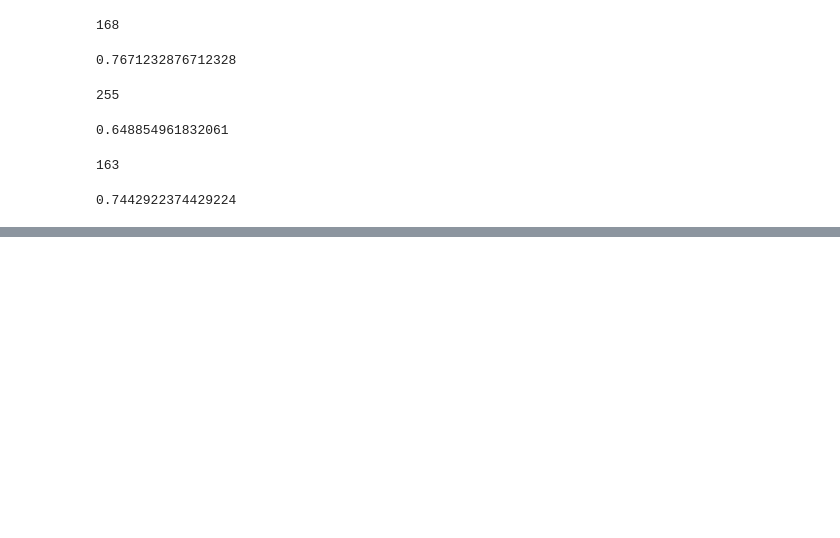
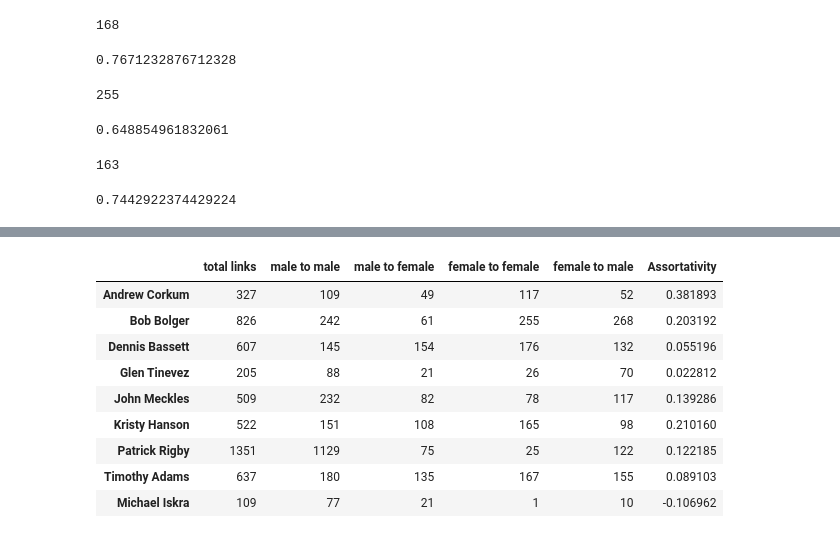
Before and after one commit to feelzoo/assortativity, a Jupyter notebook: Assortativity.ipynb, the cells around one changed output, grey strips where cells are left out. Cells and saved outputs as stored; diff of their text form; code cells hidden in the pictures; blank space fills up the shorter version.

```diff
--- a/Assortativity.ipynb
+++ b/Assortativity.ipynb
@@ -683,0 +663,41 @@ mean_by_label
+# %%
+#Link data preprocessing
+nodes_div2 = nodes_div.rename(columns = {'ID':'Target','ID2':'ID_Target'})
+link_div = link[['Source','Target']]
+link_div = link_div.rename(columns = {'Source' : 'ID'})
+link_div2 = pd.merge(link_div,nodes_div,how='left')
+link_div3 = pd.merge(link_div2,nodes_div2,how='left',on='Target')
+link_div4 = link_div3[['ID2','ID_Target','Division_x']]
+link_final_div = link_div4.rename(columns = {'ID2':'Source','ID_Target':'Target','Division_x':'Division_source'})
+link_final_div['link'] = list(zip(link_final_div['Source'],link_final_div['Target']))
+link_final_div = link_final_div[['link','Division_source']]
+
+link_by_div = []
+for division in divisions:
+    link_by_div.append(link_final_div[link_final_div['Division_source'] == division])
+# %%
+total_div = []
+male_female_div = []
+male_male_div = []
+female_male_div = []
+female_female_div = []
+for i in range(len(divisions)):
+    total_div.append(len(link_div3[link_div3['Division_x']==divisions[i]]))
+    male_female_div.append(len(link_div3[(link_div3['Division_x'] == divisions[i]) & (link_div3['Gender_x'] == 'Male') &(link_div3['Gender_y'] =='Female')]))
+    male_male_div.append(len(link_div3[(link_div3['Division_x'] == divisions[i]) & (link_div3['Gender_x'] == 'Male') &(link_div3['Gender_y'] =='Male')]))
+    female_female_div.append(len(link_div3[(link_div3['Division_x'] == divisions[i]) & (link_div3['Gender_x'] == 'Female') &(link_div3['Gender_y'] =='Female')]))
+    female_male_div.append(len(link_div3[(link_div3['Division_x'] == divisions[i]) & (link_div3['Gender_x'] == 'Female') &(link_div3['Gender_y'] =='Male')]))
+
+link_distribution_division = pd.DataFrame(list(zip(total_div,male_male_div,male_female_div,female_female_div,female_male_div)),columns = ['total links','male to male','male to female','female to female','female to male'],
+                                         index = [division for division in divisions ])
+# %%
+#Creating a network and compute the assortativity
+assort_by_div = []
+for i in range(len(divisions)):
+    g1 = ig.Graph()
+    g1.add_vertices([i for i in range(0,612)])
+    g1.add_edges(link_by_div[i]['link'])
+    g1.vs['Gender'] = nodes_network['Gender2']
+    assort_by_div.append(g1.assortativity_nominal('Gender',directed=True))
+
+assort_div = [(division,assortativity) for division,assortativity in zip(divisions,assort_by_div)]
@@ -683,0 +728,15 @@ mean_by_label
+# %%
+link_distribution_division['Assortativity'] = assort_by_div
+# %%
+link_distribution_division
+# %% [output]
+|  | total links | male to male | male to female | female to female | female to male | Assortativity |
+| Andrew Corkum | 327 | 109 | 49 | 117 | 52 | 0.381893 |
+| Bob Bolger | 826 | 242 | 61 | 255 | 268 | 0.203192 |
+| Dennis Bassett | 607 | 145 | 154 | 176 | 132 | 0.055196 |
+| Glen Tinevez | 205 | 88 | 21 | 26 | 70 | 0.022812 |
+| John Meckles | 509 | 232 | 82 | 78 | 117 | 0.139286 |
+| Kristy Hanson | 522 | 151 | 108 | 165 | 98 | 0.210160 |
+| Patrick Rigby | 1351 | 1129 | 75 | 25 | 122 | 0.122185 |
+| Timothy Adams | 637 | 180 | 135 | 167 | 155 | 0.089103 |
+| Michael Iskra | 109 | 77 | 21 | 1 | 10 | -0.106962 |
```
Also changed, not shown: parts of 57 cells of this notebook.
